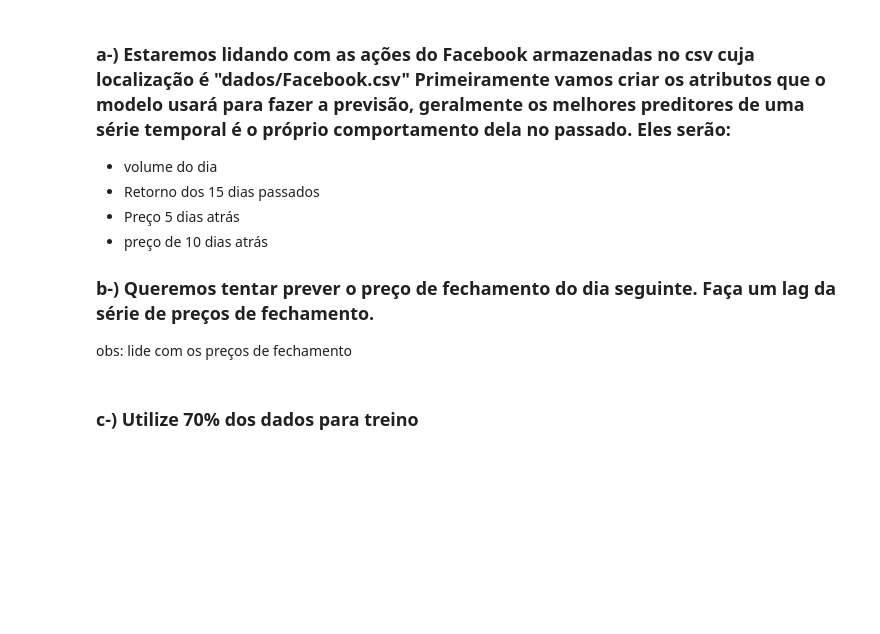
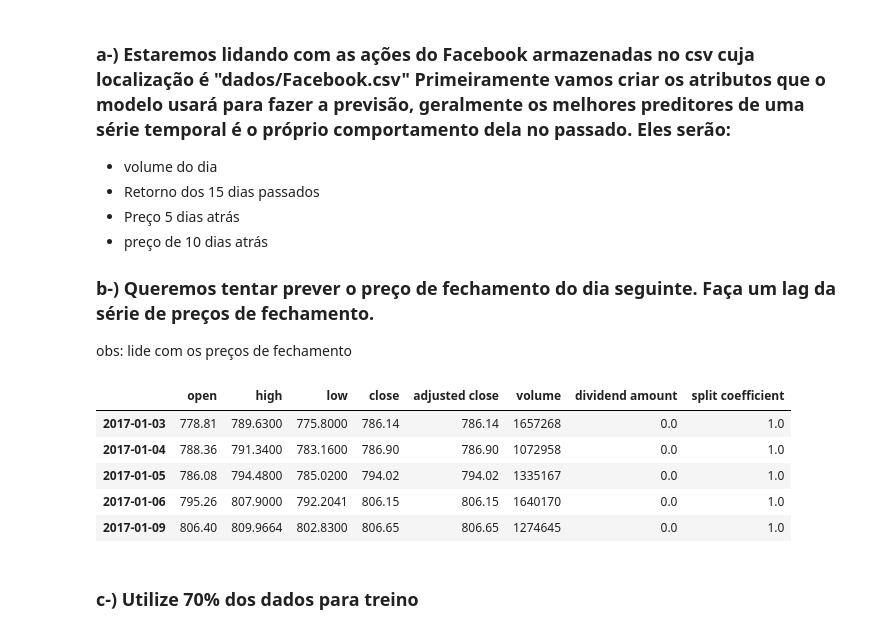
Before and after one commit to anoca-cs/FEA.DEV, a Jupyter notebook: FinQuant/FinQuant Case.ipynb, the cells around one changed output. Saved outputs shown, nothing was run; the diff lists cells and outputs as text; code cells hidden in the pictures; blank space fills up the shorter version.

```diff
--- a/FinQuant/FinQuant Case.ipynb
+++ b/FinQuant/FinQuant Case.ipynb
@@ -1414,7 +1426,16 @@ Aqui iremos implantar um dos mais antigos modelos , que é a regressão  linear.
 
 obs: lide com os preços de fechamento
 # %%
-fb = pd.read_csv('dados/google.csv',index_col=0, parse_dates=True)
+fb = pd.read_csv(r'C:\Users\ana_c\OneDrive\Documentos\GitHub\FEA.DEV\FinQuant\Case\Files\google.csv', index_col = 0, parse_dates = True)
+
+fb.head()
+# %% [output]
+|  | open | high | low | close | adjusted close | volume | dividend amount | split coefficient |
+| 2017-01-03 | 778.81 | 789.6300 | 775.8000 | 786.14 | 786.14 | 1657268 | 0.0 | 1.0 |
+| 2017-01-04 | 788.36 | 791.3400 | 783.1600 | 786.90 | 786.90 | 1072958 | 0.0 | 1.0 |
+| 2017-01-05 | 786.08 | 794.4800 | 785.0200 | 794.02 | 794.02 | 1335167 | 0.0 | 1.0 |
+| 2017-01-06 | 795.26 | 807.9000 | 792.2041 | 806.15 | 806.15 | 1640170 | 0.0 | 1.0 |
+| 2017-01-09 | 806.40 | 809.9664 | 802.8300 | 806.65 | 806.65 | 1274645 | 0.0 | 1.0 |
 # %% [markdown]
 ### c-) Utilize 70% dos dados para treino
 # %% [markdown]
```
Also changed, not shown: parts of 7 cells of this notebook.
